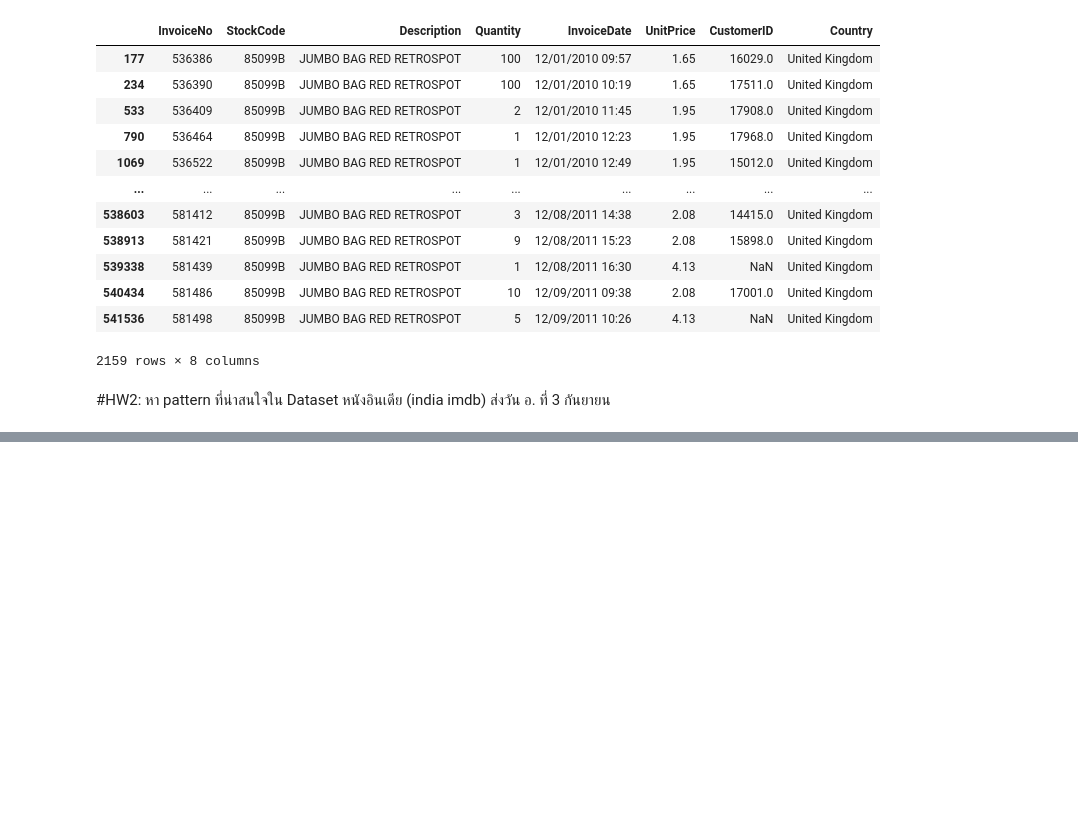
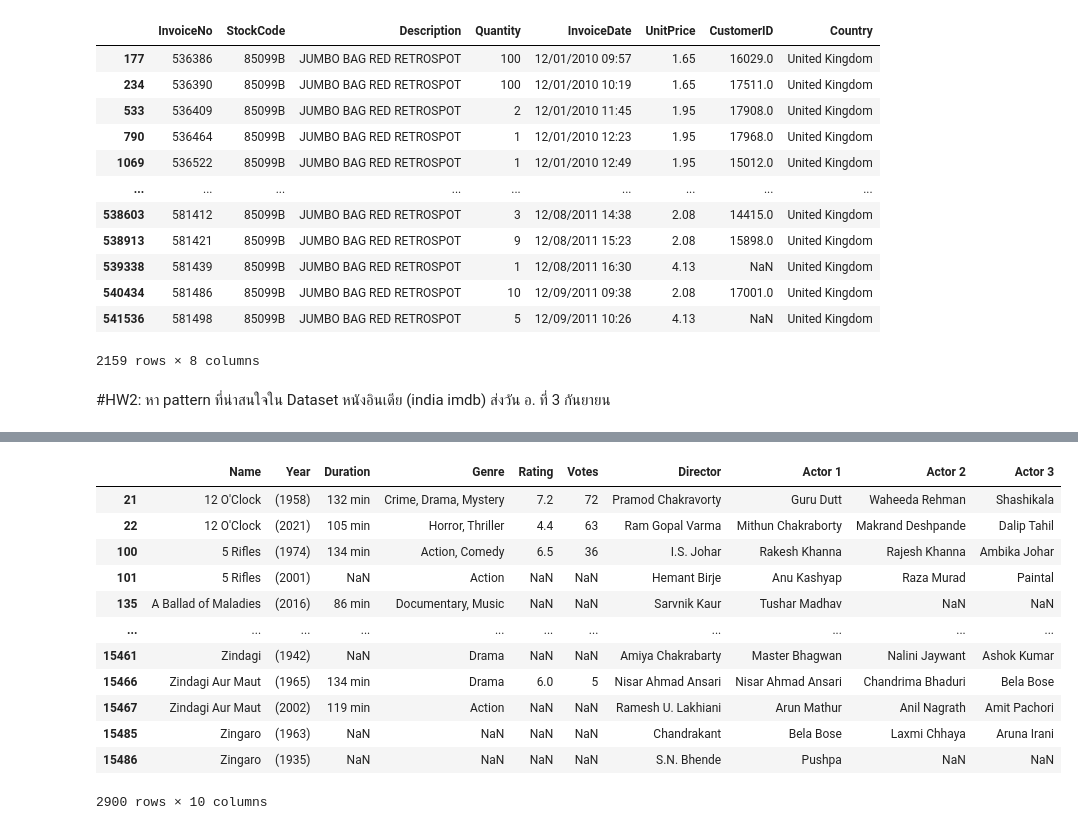
Before and after one commit to Frasierzzz/DPDM2024, a Jupyter notebook: Frequent_Patterns_(Association_Rules).ipynb, the cells around one changed output, grey strips where cells are left out. Saved outputs shown, nothing was run; the diff lists cells and outputs as text; code cells hidden in the pictures; blank space fills up the shorter version.

```diff
--- a/Frequent_Patterns_(Association_Rules).ipynb
+++ b/Frequent_Patterns_(Association_Rules).ipynb
@@ -161,0 +191,18 @@ data[data['StockCode'] == '85099B']
+# %%
+# ทำการเช็คหนังที่รายชื่อซ้ำ จะเห็นว่ามีทั้งเวอร์ชันรีเมค และซ้ำจริงๆ
+dup = imdb[imdb.duplicated(subset=['Name'],keep=False)]
+dup
+# %% [output]
+|  | Name | Year | Duration | Genre | Rating | Votes | Director | Actor 1 | Actor 2 | Actor 3 |
+| 21 | 12 O'Clock | (1958) | 132 min | Crime, Drama, Mystery | 7.2 | 72 | Pramod Chakravorty | Guru Dutt | Waheeda Rehman | Shashikala |
+| 22 | 12 O'Clock | (2021) | 105 min | Horror, Thriller | 4.4 | 63 | Ram Gopal Varma | Mithun Chakraborty | Makrand Deshpande | Dalip Tahil |
+| 100 | 5 Rifles | (1974) | 134 min | Action, Comedy | 6.5 | 36 | I.S. Johar | Rakesh Khanna | Rajesh Khanna | Ambika Johar |
+| 101 | 5 Rifles | (2001) | NaN | Action | NaN | NaN | Hemant Birje | Anu Kashyap | Raza Murad | Paintal |
+| 135 | A Ballad of Maladies | (2016) | 86 min | Documentary, Music | NaN | NaN | Sarvnik Kaur | Tushar Madhav | NaN | NaN |
+| ... | ... | ... | ... | ... | ... | ... | ... | ... | ... | ... |
+| 15461 | Zindagi | (1942) | NaN | Drama | NaN | NaN | Amiya Chakrabarty | Master Bhagwan | Nalini Jaywant | Ashok Kumar |
+| 15466 | Zindagi Aur Maut | (1965) | 134 min | Drama | 6.0 | 5 | Nisar Ahmad Ansari | Nisar Ahmad Ansari | Chandrima Bhaduri | Bela Bose |
+| 15467 | Zindagi Aur Maut | (2002) | 119 min | Action | NaN | NaN | Ramesh U. Lakhiani | Arun Mathur | Anil Nagrath | Amit Pachori |
+| 15485 | Zingaro | (1963) | NaN | NaN | NaN | NaN | Chandrakant | Bela Bose | Laxmi Chhaya | Aruna Irani |
+| 15486 | Zingaro | (1935) | NaN | NaN | NaN | NaN | S.N. Bhende | Pushpa | NaN | NaN |
+2900 rows × 10 columns
```
Also changed, not shown: parts of 93 cells of this notebook.
